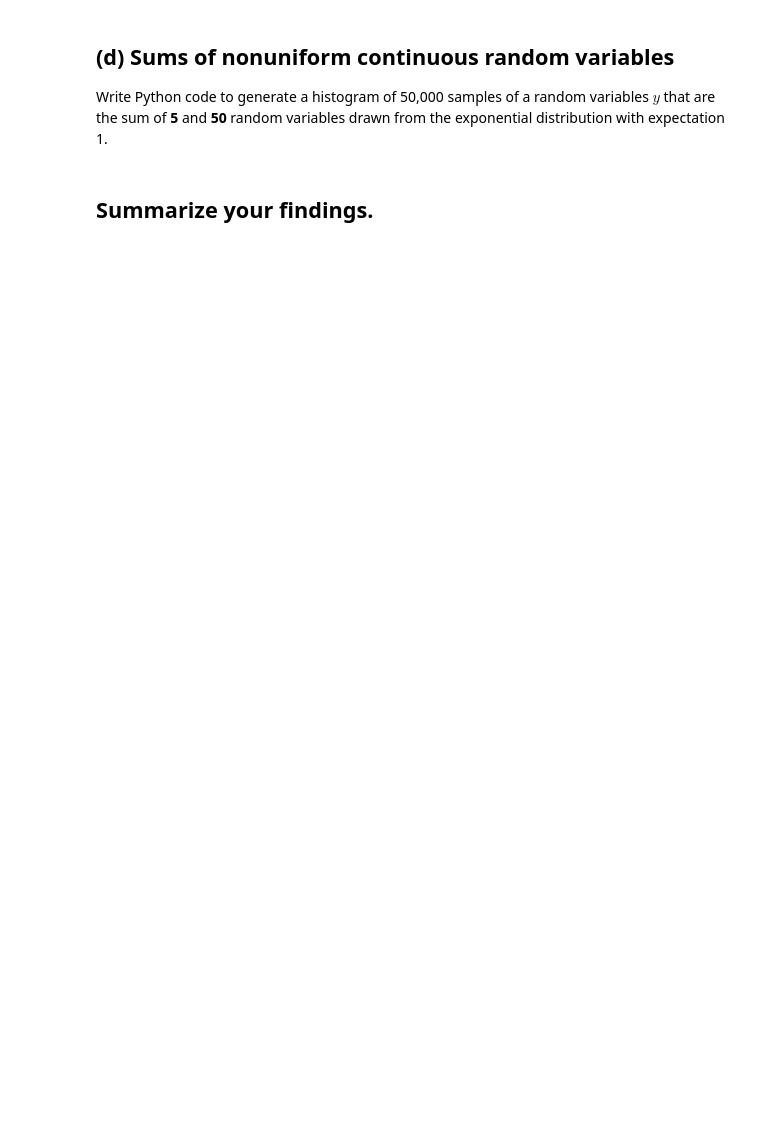
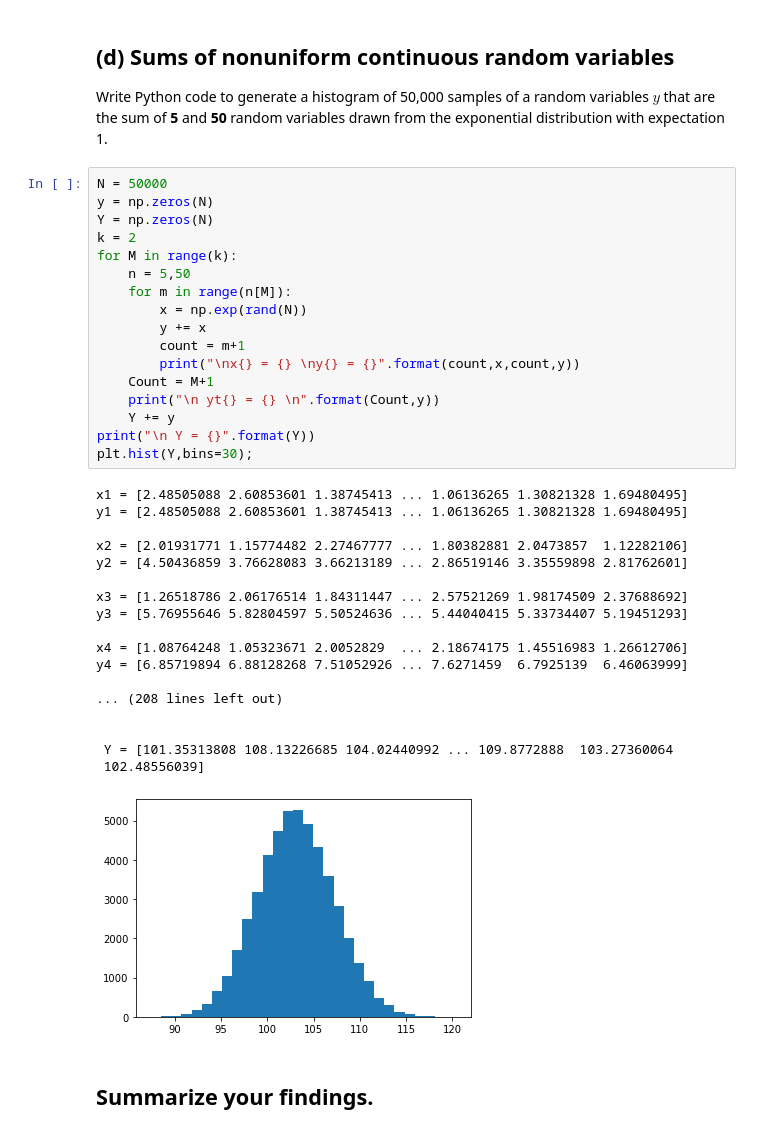
Before and after one commit to NicoBaldovino22/biophysics, a Jupyter notebook: week-05/problem-5.11.ipynb, the cells around one changed output. Cells and saved outputs as stored; diff of their text form; blank space fills up the shorter version.

```diff
--- a/week-05/problem-5.11.ipynb
+++ b/week-05/problem-5.11.ipynb
@@ -136,5 +118,41 @@ y2 = [0.6069416  0.22229067 0.51002243 ... 0.22502165 0.40723964 0.07797979]
 ## (d) Sums of nonuniform continuous random variables
 
 Write Python code to generate a histogram of 50,000 samples of a random variables $y$ that are the sum of __5__ and __50__ random variables drawn from the exponential distribution with expectation 1.
+# %%
+N = 50000
+y = np.zeros(N)
+Y = np.zeros(N)
+k = 2
+for M in range(k):
+    n = 5,50
+    for m in range(n[M]):
+        x = np.exp(rand(N))
+        y += x
+        count = m+1
+        print("\nx{} = {} \ny{} = {}".format(count,x,count,y))
+    Count = M+1
+    print("\n yt{} = {} \n".format(Count,y))
+    Y += y
+print("\n Y = {}".format(Y))
+plt.hist(Y,bins=30);
+# %% [output]
+x1 = [2.48505088 2.60853601 1.38745413 ... 1.06136265 1.30821328 1.69480495]
+y1 = [2.48505088 2.60853601 1.38745413 ... 1.06136265 1.30821328 1.69480495]
+
+x2 = [2.01931771 1.15774482 2.27467777 ... 1.80382881 2.0473857  1.12282106]
+y2 = [4.50436859 3.76628083 3.66213189 ... 2.86519146 3.35559898 2.81762601]
+
+x3 = [1.26518786 2.06176514 1.84311447 ... 2.57521269 1.98174509 2.37688692]
+y3 = [5.76955646 5.82804597 5.50524636 ... 5.44040415 5.33734407 5.19451293]
+
+x4 = [1.08764248 1.05323671 2.0052829  ... 2.18674175 1.45516983 1.26612706]
+y4 = [6.85719894 6.88128268 7.51052926 ... 7.6271459  6.7925139  6.46063999]
+
+... (208 lines left out)
+
+
+ Y = [101.35313808 108.13226685 104.02440992 ... 109.8772888  103.27360064
+ 102.48556039]
+[figure, added]
 # %% [markdown]
 ## Summarize your findings.
```
Also changed, not shown: parts of 4 cells of this notebook, 14 other files.
